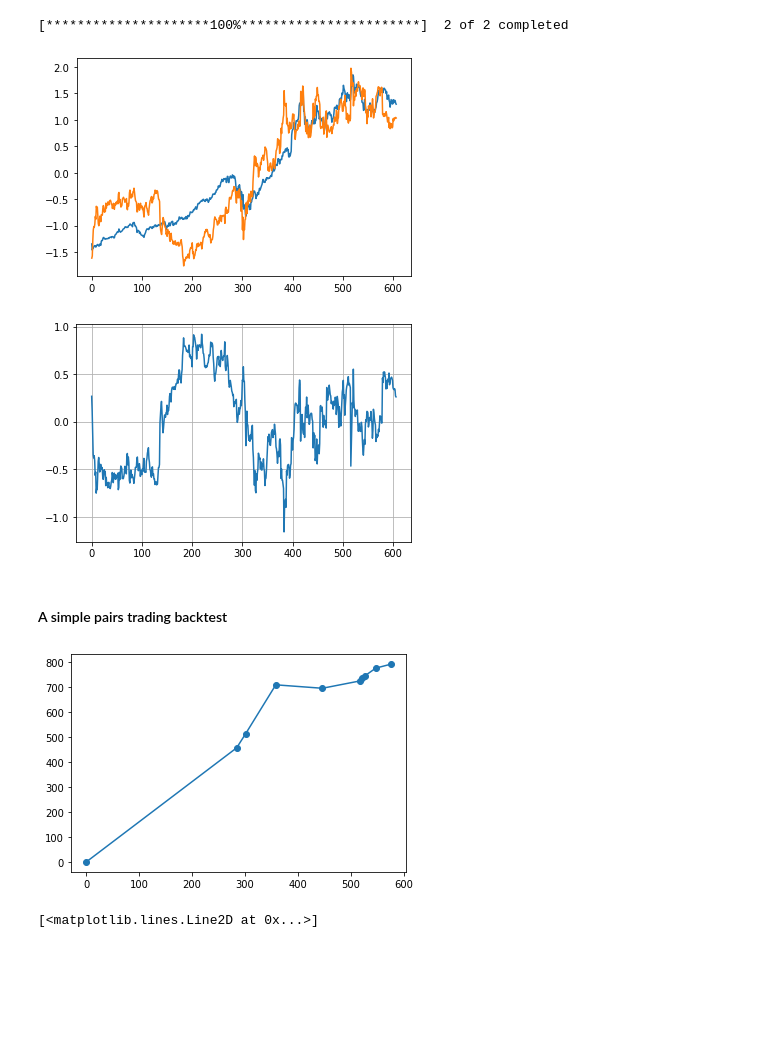
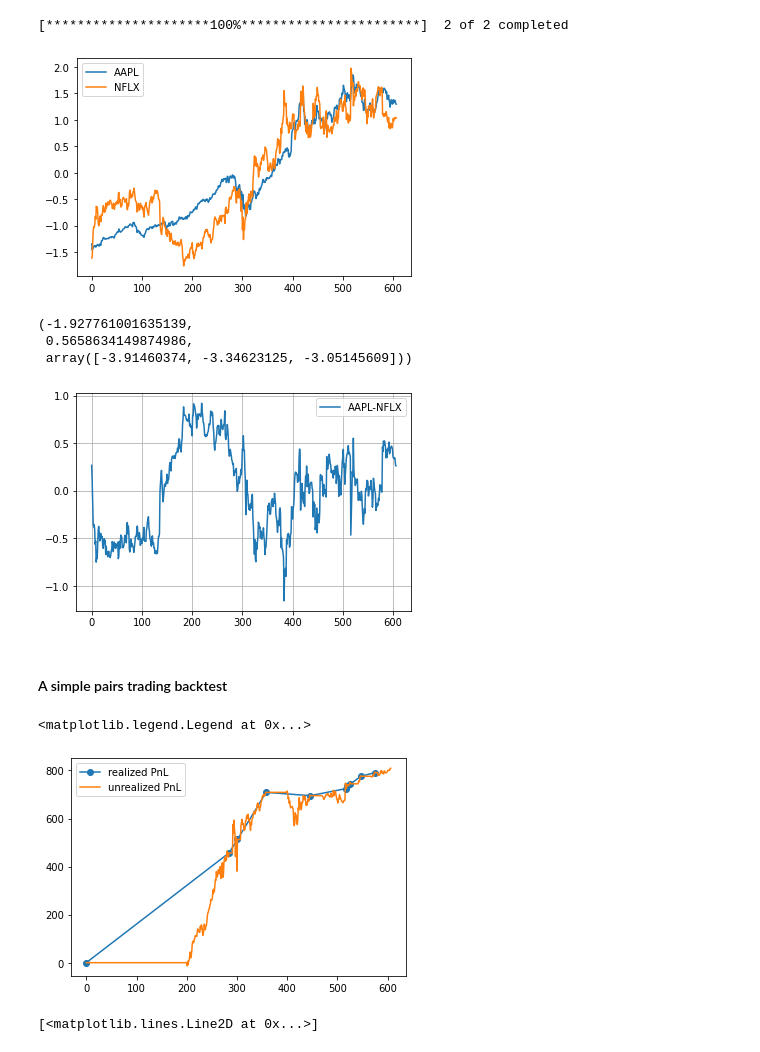
Before and after one commit to rodler/quantinsti_statarb, a Jupyter notebook: PCA_2.ipynb, the cells around one changed output. Saved outputs shown, nothing was run; the diff lists cells and outputs as text; code cells hidden in the pictures; blank space fills up the shorter version.

```diff
--- a/PCA_2.ipynb
+++ b/PCA_2.ipynb
@@ -318,5 +375,5 @@ Here we go, we just built a three component model for vol-curves. More advanced
 
 This is not particularly exciting but it gets really interesting when we use a range of instruments and build an index. Let's build a FAANG index. First, we download the data.
 # %%
-data = yf.download("FB AMZN AAPL NFLX GOOGL MSFT", start="2012-06-01", end="2021-05-30")
+data = yf.download("AMZN AAPL GOOG MSFT", start="2010-06-01")
 # %% [output]
@@ -491,16 +539,21 @@ data2 = yf.download("AAPL NFLX", start="2019-01-01", end="2021-05-30")
 # %%
 aapl = data2['Adj Close']['AAPL']
 nflx = data2['Adj Close']['NFLX']
-plt.plot(Zscore(aapl))
-plt.plot(Zscore(nflx))
-
+plt.plot(Zscore(aapl),label='AAPL')
+plt.plot(Zscore(nflx),label='NFLX')
+plt.legend()
 plt.show()
 
-plt.plot(Zscore(aapl)-Zscore(nflx))
+plt.plot(Zscore(aapl)-Zscore(nflx),label='AAPL-NFLX')
 plt.grid()
+plt.legend()
+coint(Zscore(aapl),Zscore(nflx))
 # %% [output]
-[figure, old version]
+[figure, new version]
+(-1.927761001635139,
+ 0.5658634149874986,
+ array([-3.91460374, -3.34623125, -3.05145609]))
-[figure, old version]
+[figure, new version]
 # %% [markdown]
 #### A simple pairs trading backtest
 # %%
@@ -509,48 +562,56 @@ def backtest(aapl,nflx,th):
   lkbk = 200
   pnls = [0]
   idxs = [0]
+  unrlzd = []
+  hedge_ratio = 0
 
   for i in range(len(aapl)):
     # GET DATA FROM MARKET
+    unr = ((aapl[i]*hedge_ratio - nflx[i]) - (aapl[i-1]*hedge_ratio - nflx[i-1]))*inpos
+    unrlzd.append(unr)
+
     if i<lkbk:
       continue
+
 
     za = Zscore(aapl[i-lkbk:i])
     zn = Zscore(nflx[i-lkbk:i])
 
     signal = za[-1] - zn[-1]
     if not inpos:
       pca = PCA(1).fit(np.array([aapl[i-lkbk:i],nflx[i-lkbk:i]]).T)
       hedge_ratio = pca.components_[0,1]/pca.components_[0,0]
-
 
     if inpos==0 and signal<-th:
       entry = aapl[i]*hedge_ratio - nflx[i]
       # SEND ENTRY ORDERS TO MARKET
       inpos = 1
 
     elif inpos>0 and signal>0:
       pnl =  (aapl[i]*hedge_ratio - nflx[i]) - entry
       inpos = 0
       pnls.append(pnl)
       idxs.append(i)
 
     if inpos==0 and signal>th:
       entry =  aapl[i]*hedge_ratio - nflx[i]
       inpos = -1
 
     elif inpos<0 and signal<0:
       pnl = entry - (aapl[i]*hedge_ratio - nflx[i])
       inpos = 0
       pnls.append(pnl)
       idxs.append(i)
 
-  return idxs,pnls
+  return idxs,pnls,unrlzd
 
-idxs,pnls = backtest(aapl,nflx,0.6)
-plt.plot(idxs,np.cumsum(pnls),'-o');
+idxs,pnls,unrlzd = backtest(aapl,nflx,0.6)
+plt.plot(idxs,np.cumsum(pnls),'-o',label='realized PnL');
+plt.plot(np.cumsum(unrlzd),label='unrealized PnL')
+plt.legend()
 # %% [output]
+<matplotlib.legend.Legend at 0x...>
-[figure, old version]
+[figure, new version]
 # %%
 ths = np.linspace(0.4,2.6,15)
 ts = []
```
Also changed, not shown: parts of 17 cells of this notebook, 7 other files.
